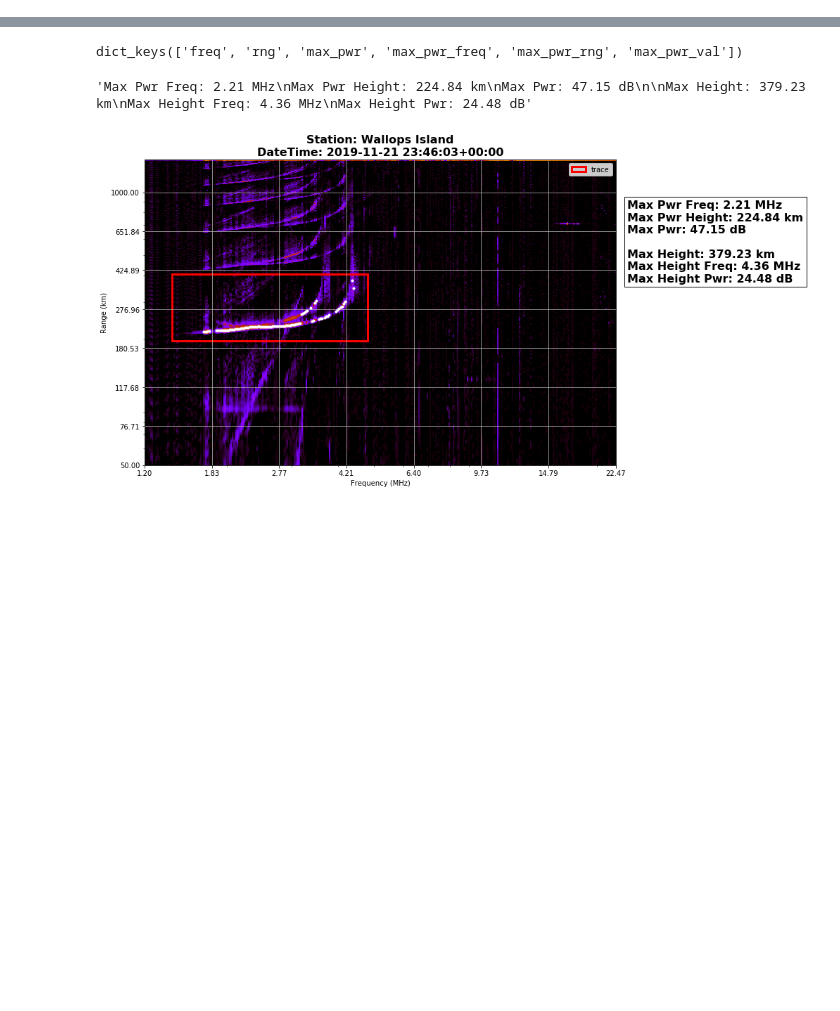
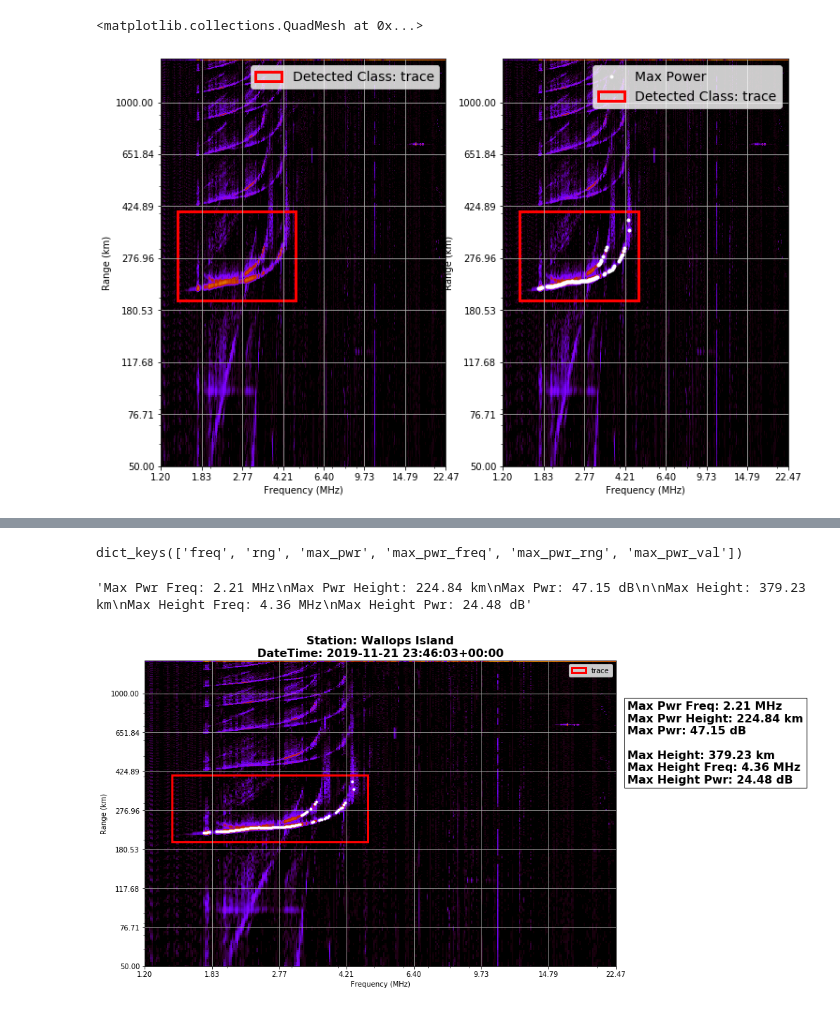
Before and after one commit to kevinmcmanus/vipir, a Jupyter notebook: notebooks/CriticalFrequency.ipynb, the cells around one changed output, grey strips where cells are left out. Drawn from its saved outputs; the diff is of its cells as text; code cells hidden in the pictures; blank space fills up the shorter version.

```diff
--- a/notebooks/CriticalFrequency.ipynb
+++ b/notebooks/CriticalFrequency.ipynb
@@ -42,8 +129,11 @@ show_objects(vip, objs, ax=ax[1])
 # %%
 fig = plt.figure(figsize=(12,8), frameon=False)
 ax = fig.subplots(1,2)
 
-show_objects(vip, objs, ax=ax[0])
+dv.show_objects(vip, objs, ax=ax[0], colorbar=False)
 
 ax[1].plot(mp['freq'], mp['rng'], '.', color='white', label='Max Power')
-show_objects(vip, objs, ax=ax[1])
+dv.show_objects(vip, objs, ax=ax[1], colorbar=False)
+# %% [output]
+<matplotlib.collections.QuadMesh at 0x...>
+[figure, added]
```
Also changed, not shown: parts of 27 cells of this notebook, 2 other files.
